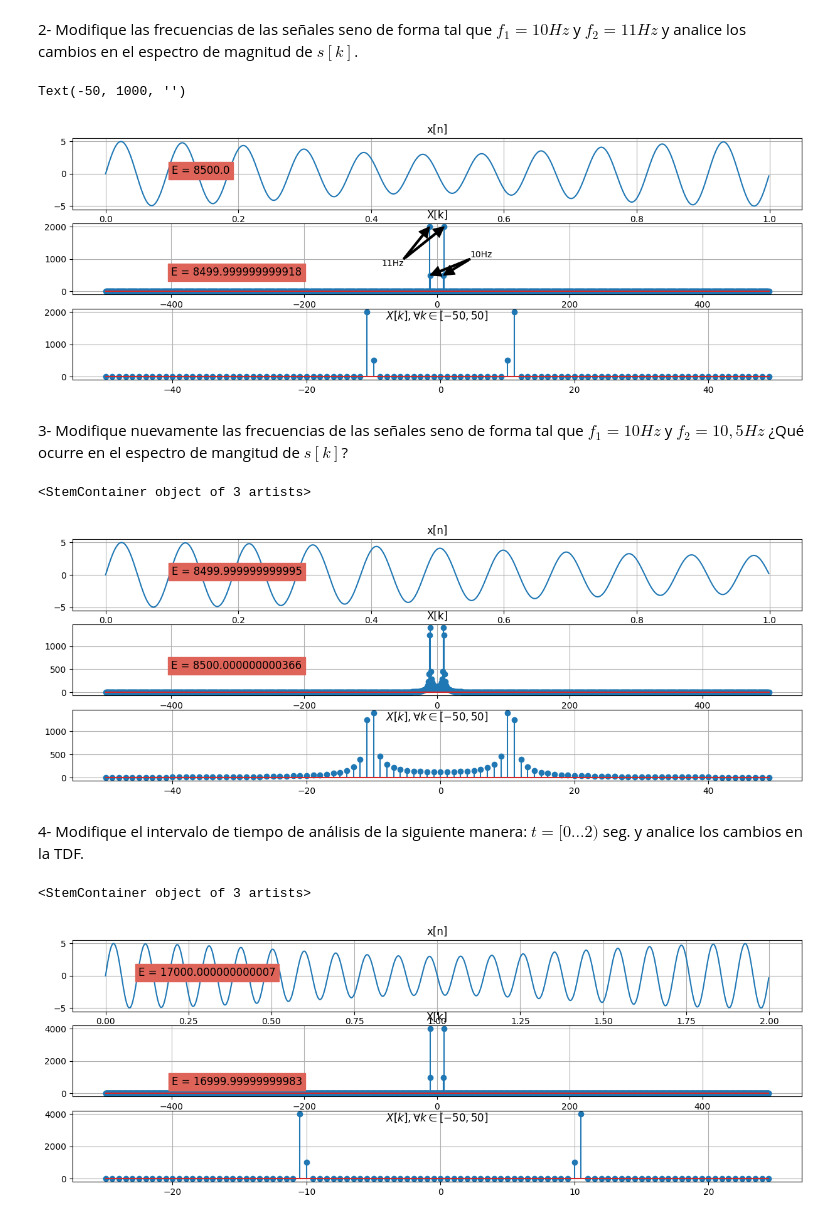
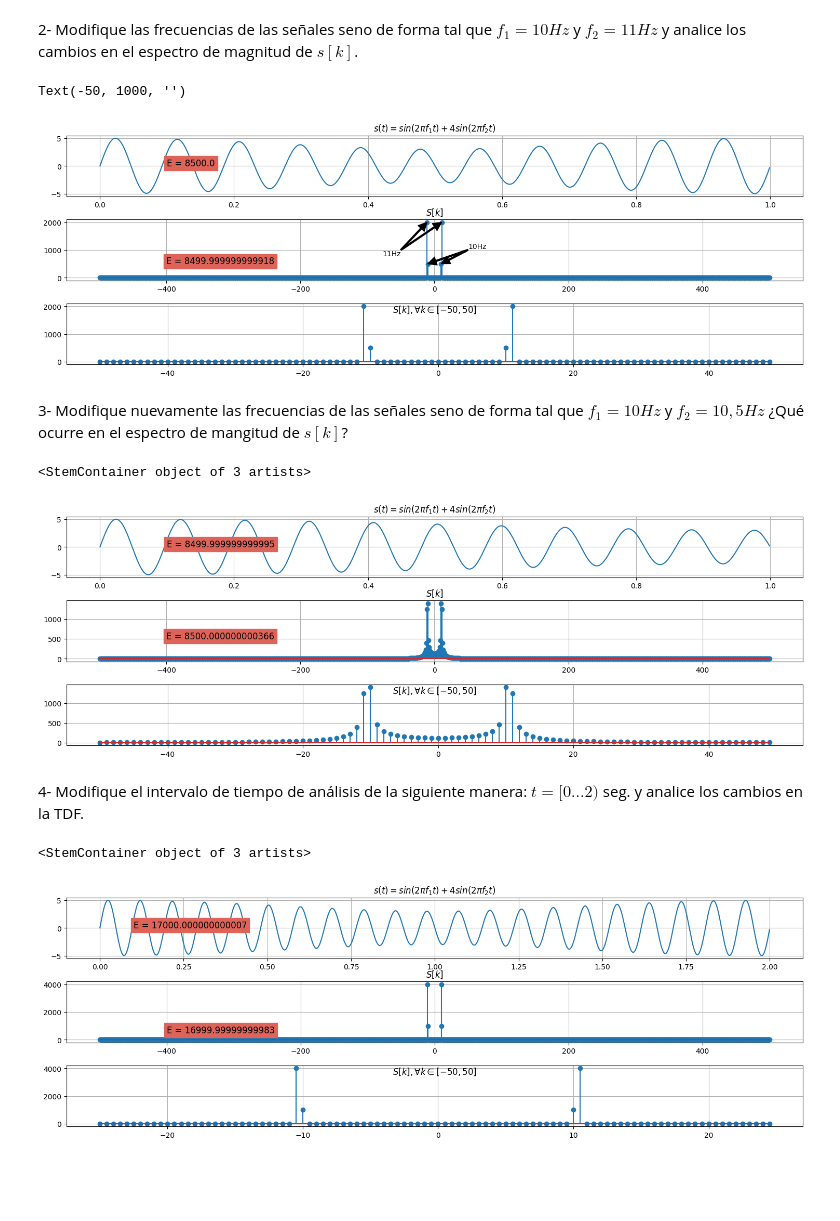
Before and after one commit to francoherg/PDS-2025, a Jupyter notebook: Practica/Guia4/4-1.ipynb, the cells around one changed output. Saved outputs shown, nothing was run; the diff lists cells and outputs as text; code cells hidden in the pictures; blank space fills up the shorter version.

```diff
--- a/Practica/Guia4/4-1.ipynb
+++ b/Practica/Guia4/4-1.ipynb
@@ -69,12 +69,12 @@ Edft = np.sum(np.power(np.abs(dft),2))/N
 fig, ax = plt.subplots(3)
 fig.set_figheight(5)
 fig.set_figwidth(15)
-ax[0].grid()
-ax[0].set_title('x[n]')
-ax[1].grid()
-ax[1].set_title('X[k]')
-ax[2].grid()
-ax[2].set_title('$X[k], \\forall k \\in [-50,50]$', y=1, pad=-12)
+fig.tight_layout()
+for x in ax:
+    x.grid()
+ax[0].set_title('$s(t) = sin(2\\pi f_1t) + 4 sin(2\\pi f_2t)$')
+ax[1].set_title('$S[k]$')
+ax[2].set_title('$S[k], \\forall k \\in [-50,50]$', y=1, pad=-12)
 
 ax[0].plot(t,s)
 ax[0].text(0.1, 0, f"E = {Es}", fontsize=12, transform=ax[0].transData, bbox=dict(boxstyle='square', color='#DE6459'))
@@ -134,42 +134,42 @@ Edft = np.sum(np.power(np.abs(dft),2))/N
 fig, ax = plt.subplots(3)
 fig.set_figheight(5)
 fig.set_figwidth(15)
-ax[0].grid()
-ax[0].set_title('x[n]')
-ax[1].grid()
-ax[1].set_title('X[k]')
-ax[2].grid()
-ax[2].set_title('$X[k], \\forall k \\in [-50,50]$', y=1, pad=-12)
+fig.tight_layout()
+for x in ax:
+    x.grid()
+ax[0].set_title('$s(t) = sin(2\\pi f_1t) + 4 sin(2\\pi f_2t)$')
+ax[1].set_title('$S[k]$')
+ax[2].set_title('$S[k], \\forall k \\in [-50,50]$', y=1, pad=-12)
 
 ax[0].plot(t,s)
 ax[0].text(0.1, 0, f"E = {Es}", fontsize=12, transform=ax[0].transData, bbox=dict(boxstyle='square', color='#DE6459'))
 ax[1].stem(f,np.abs(dft))
 ax[1].text(-400, 500, f"E = {Edft}", fontsize=12, transform=ax[1].transData, bbox=dict(boxstyle='square', color='#DE6459'))
 
 subt = np.r_[0:50,-50:0]       # subconjunto de muestras del espectro
 ax[2].stem(f[subt],np.abs(dft)[subt])
 
 # marcar frecuencias
 ax[1].annotate(f"{f1}Hz", xy=(f1, 500), xytext=(50, 1000),
                horizontalalignment='left',
                verticalalignment='bottom',
                arrowprops=dict(facecolor='black', shrink=10, width=2))
 ax[1].annotate('', xy=(-f1, 500), xytext=(50, 1000),
                horizontalalignment='left',
                verticalalignment='bottom',
                arrowprops=dict(facecolor='black', shrink=10, width=2))
 
 ax[1].annotate(f"{f2}Hz", xy=(f2, 2000), xytext=(-50, 1000),
                horizontalalignment='right',
                verticalalignment='top',
                arrowprops=dict(facecolor='black', shrink=10, width=2))
 ax[1].annotate('', xy=(-f2, 2000), xytext=(-50, 1000),
                horizontalalignment='right',
                verticalalignment='top',
                arrowprops=dict(facecolor='black', shrink=10, width=2))
 # %% [output]
 Text(-50, 1000, '')
-[figure, old version]
+[figure, new version]
 # %% [markdown]
 3- Modifique nuevamente las frecuencias de las señales seno de forma tal que $f_1 = 10Hz$ y $f_2 = 10,5 Hz$ ¿Qué ocurre en el espectro de mangitud de $s[k]$?
 # %%
@@ -198,12 +198,12 @@ Edft = np.sum(np.power(np.abs(dft),2))/N
 fig, ax = plt.subplots(3)
 fig.set_figheight(5)
 fig.set_figwidth(15)
-ax[0].grid()
-ax[0].set_title('x[n]')
-ax[1].grid()
-ax[1].set_title('X[k]')
-ax[2].grid()
-ax[2].set_title('$X[k], \\forall k \\in [-50,50]$', y=1, pad=-12)
+fig.tight_layout()
+for x in ax:
+    x.grid()
+ax[0].set_title('$s(t) = sin(2\\pi f_1t) + 4 sin(2\\pi f_2t)$')
+ax[1].set_title('$S[k]$')
+ax[2].set_title('$S[k], \\forall k \\in [-50,50]$', y=1, pad=-12)
 
 ax[0].plot(t,s)
 ax[0].text(0.1, 0, f"E = {Es}", fontsize=12, transform=ax[0].transData, bbox=dict(boxstyle='square', color='#DE6459'))
@@ -214,7 +214,7 @@ subt = np.r_[0:50,-50:0]       # subconjunto de muestras del espectro
 ax[2].stem(f[subt],np.abs(dft)[subt])
 # %% [output]
 <StemContainer object of 3 artists>
-[figure, old version]
+[figure, new version]
 # %% [markdown]
 4- Modifique el intervalo de tiempo de análisis de la siguiente manera: $t = [0 ... 2)$ seg. y analice los cambios en la TDF.
 # %%
@@ -243,12 +243,12 @@ Edft = np.sum(np.power(np.abs(dft),2))/N
 fig, ax = plt.subplots(3)
 fig.set_figheight(5)
 fig.set_figwidth(15)
-ax[0].grid()
-ax[0].set_title('x[n]')
-ax[1].grid()
-ax[1].set_title('X[k]')
-ax[2].grid()
-ax[2].set_title('$X[k], \\forall k \\in [-50,50]$', y=1, pad=-12)
+fig.tight_layout()
+for x in ax:
+    x.grid()
+ax[0].set_title('$s(t) = sin(2\\pi f_1t) + 4 sin(2\\pi f_2t)$')
+ax[1].set_title('$S[k]$')
+ax[2].set_title('$S[k], \\forall k \\in [-50,50]$', y=1, pad=-12)
 
 ax[0].plot(t,s)
 ax[0].text(0.1, 0, f"E = {Es}", fontsize=12, transform=ax[0].transData, bbox=dict(boxstyle='square', color='#DE6459'))
@@ -259,4 +259,4 @@ subt = np.r_[0:50,-50:0]       # subconjunto de muestras del espectro
 ax[2].stem(f[subt],np.abs(dft)[subt])
 # %% [output]
 <StemContainer object of 3 artists>
-[figure, old version]
+[figure, new version]
```
Also changed, not shown: parts of 1 cell of this notebook.
